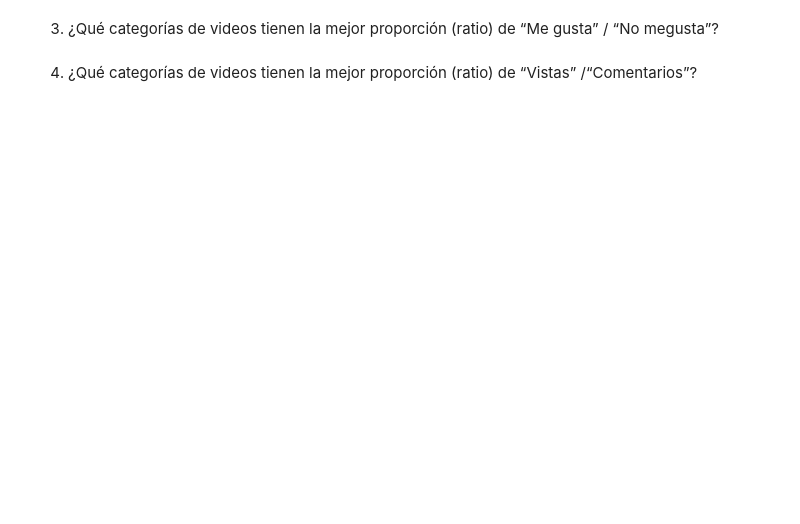
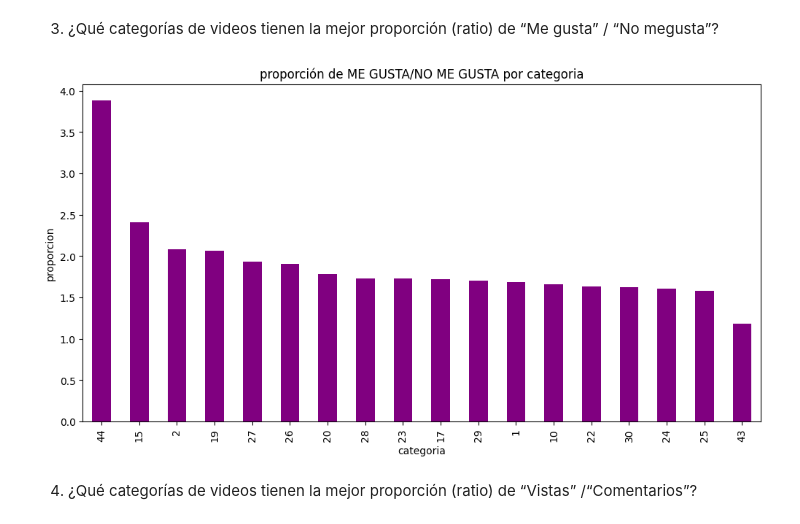
Before and after one commit to QuispeAyalaDiego/Trending-Youtube-FR-G02, a Jupyter notebook: data/Data-Analysis.ipynb, the cells around one changed output. Saved outputs shown, nothing was run; the diff lists cells and outputs as text; code cells hidden in the pictures; blank space fills up the shorter version.

```diff
--- a/data/Data-Analysis.ipynb
+++ b/data/Data-Analysis.ipynb
@@ -414,4 +387,18 @@ memory usage: 5.4+ MB
 # %% [markdown]
 3. ¿Qué categorías de videos tienen la mejor proporción (ratio) de “Me gusta” / “No megusta”?
+# %%
+proporciones = clean_FR.groupby('category_id')[['likes', 'dislikes']].sum()
+
+# Calcular la proporción de "Me gusta" / "No me gusta"
+proporciones['ratio'] = proporciones['likes'] / proporciones['dislikes']
+proporciones = proporciones['ratio'].sort_values(ascending=False)
+plt.figure(figsize=(12, 6))
+proporciones.plot(kind='bar', color='purple')
+plt.title('proporción de ME GUSTA/NO ME GUSTA por categoria')
+plt.xlabel('categoria')
+plt.ylabel('proporcion')
+plt.show()
+# %% [output]
+[figure, added]
 # %% [markdown]
 4. ¿Qué categorías de videos tienen la mejor proporción (ratio) de “Vistas” /“Comentarios”?
```
Also changed, not shown: parts of 18 cells of this notebook, 1 other file.
